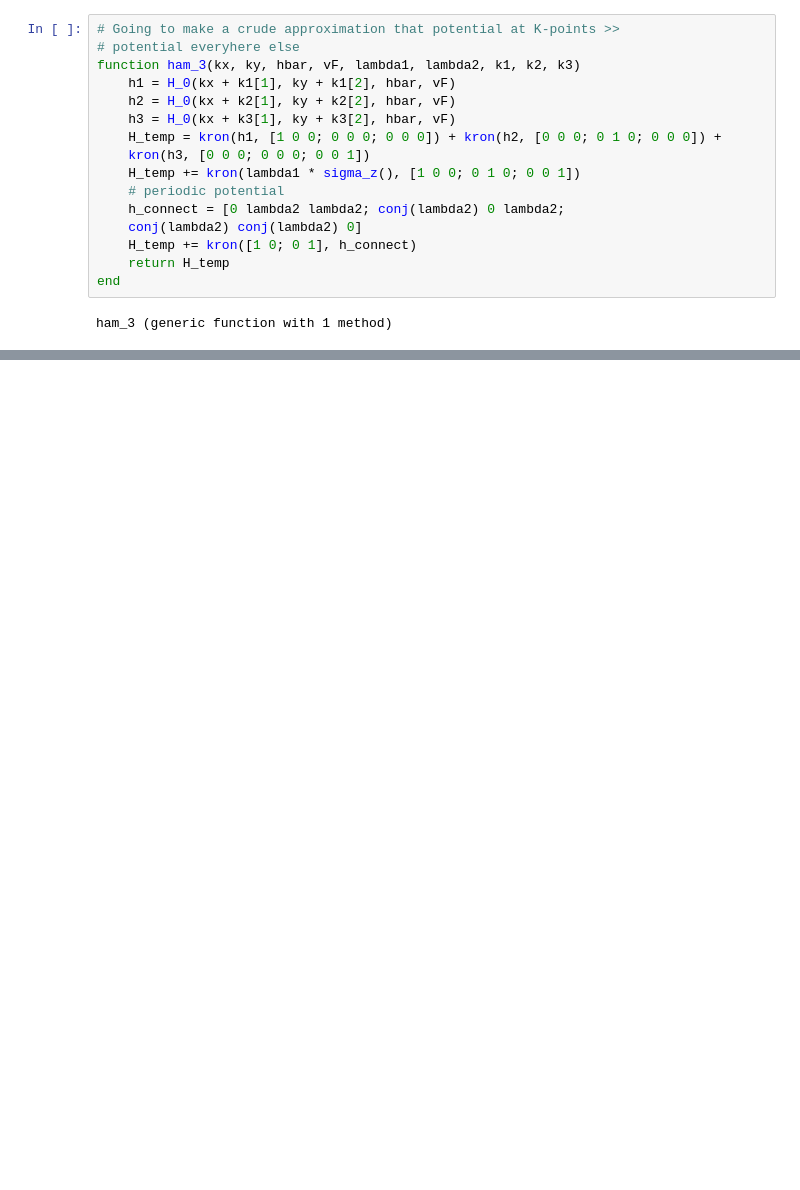
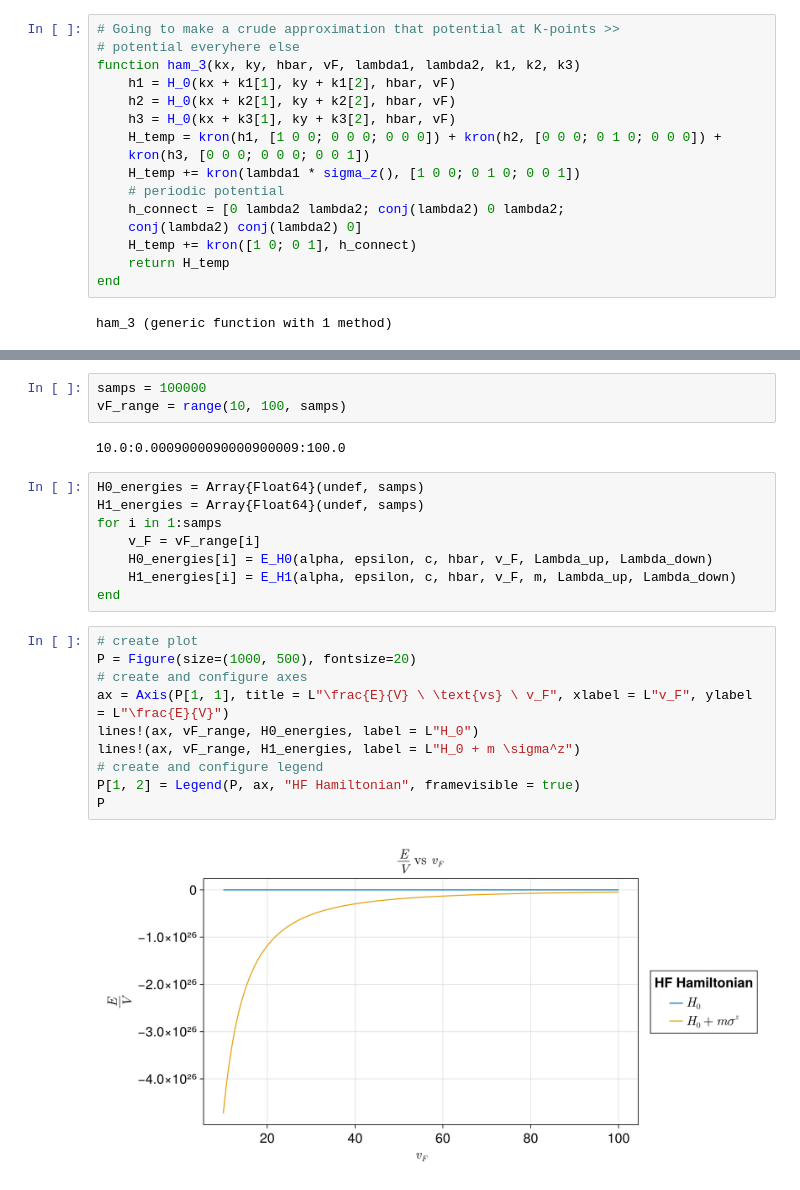
Before and after one commit to aviVadali/Summer2024, a Jupyter notebook: 3D_TI_SCHF.ipynb, the cells around one changed output, grey strips where cells are left out. Drawn from its saved outputs; the diff is of its cells as text; blank space fills up the shorter version.

Commit message:
Did 1 iteration of HF on Rashba Hamiltonian

```diff
--- a/3D_TI_SCHF.ipynb
+++ b/3D_TI_SCHF.ipynb
@@ -77,0 +199,25 @@ ham_3 (generic function with 1 method)
+# %%
+samps = 100000
+vF_range = range(10, 100, samps)
+# %% [output]
+10.0:0.0009000090000900009:100.0
+# %%
+H0_energies = Array{Float64}(undef, samps)
+H1_energies = Array{Float64}(undef, samps)
+for i in 1:samps
+    v_F = vF_range[i]
+    H0_energies[i] = E_H0(alpha, epsilon, c, hbar, v_F, Lambda_up, Lambda_down)
+    H1_energies[i] = E_H1(alpha, epsilon, c, hbar, v_F, m, Lambda_up, Lambda_down)
+end
+# %%
+# create plot
+P = Figure(size=(1000, 500), fontsize=20)
+# create and configure axes
+ax = Axis(P[1, 1], title = L"\frac{E}{V} \ \text{vs} \ v_F", xlabel = L"v_F", ylabel = L"\frac{E}{V}")
+lines!(ax, vF_range, H0_energies, label = L"H_0")
+lines!(ax, vF_range, H1_energies, label = L"H_0 + m \sigma^z")
+# create and configure legend
+P[1, 2] = Legend(P, ax, "HF Hamiltonian", framevisible = true)
+P
+# %% [output]
+[figure, added]
```
Also changed, not shown: parts of 18 cells of this notebook, 1 other file.
